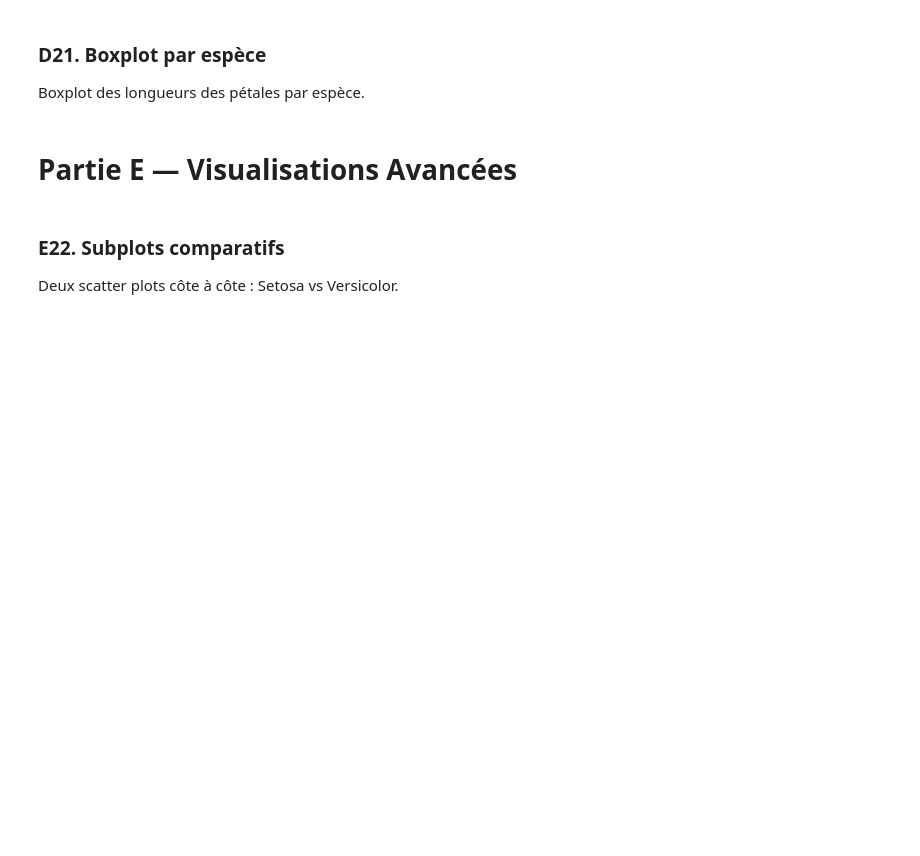
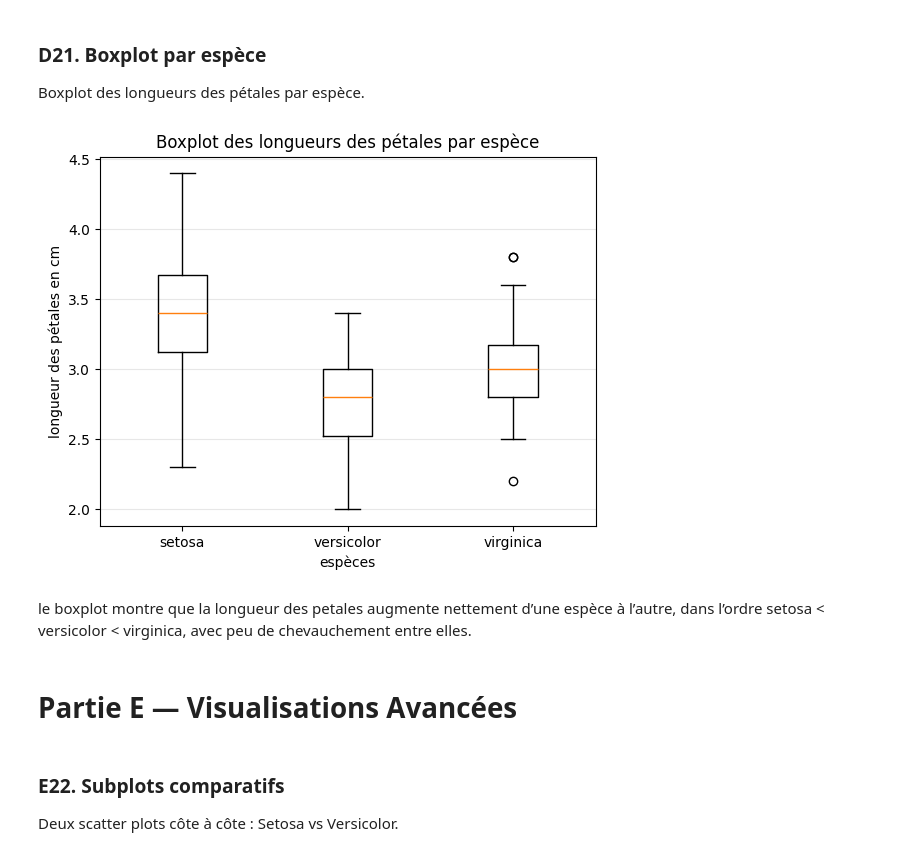
Before and after one commit to USMS-FPK-IA-GI-2025/controle-01-numpy-and-matplotlib-iris-SLebriz2002, a Jupyter notebook: notebooks/controle_numpy_matplotlib.ipynb, the cells around one changed output. Cells and saved outputs as stored; diff of their text form; code cells hidden in the pictures; blank space fills up the shorter version.

```diff
--- a/notebooks/controle_numpy_matplotlib.ipynb
+++ b/notebooks/controle_numpy_matplotlib.ipynb
@@ -370,3 +378,20 @@ Boxplot des longueurs des pétales par espèce.
+# %%
+# Votre code ici
+setosaa = features[0:50 , 2]
+versicolorr = features[50:100 , 2]
+virginicaa = features[100:150 , 2]
+data = [setosaa , versicolorr , virginicaa]
+
+plt.boxplot(data , labels = ['setosa', 'versicolor', 'virginica'])
+plt.title("Boxplot des longueurs des pétales par espèce")
+plt.xlabel("espèces")
+plt.ylabel("longueur des pétales en cm")
+plt.grid(axis ='y', alpha = 0.3)
+plt.show()
+# %% [output]
+[figure, added]
+# %% [markdown]
+le boxplot montre que la longueur des petales augmente nettement d’une espèce à l’autre, dans l’ordre setosa < versicolor < virginica, avec peu de chevauchement entre elles.
 # %% [markdown]
 # Partie E — Visualisations Avancées
 # %% [markdown]
```
Also changed, not shown: parts of 32 cells of this notebook.
